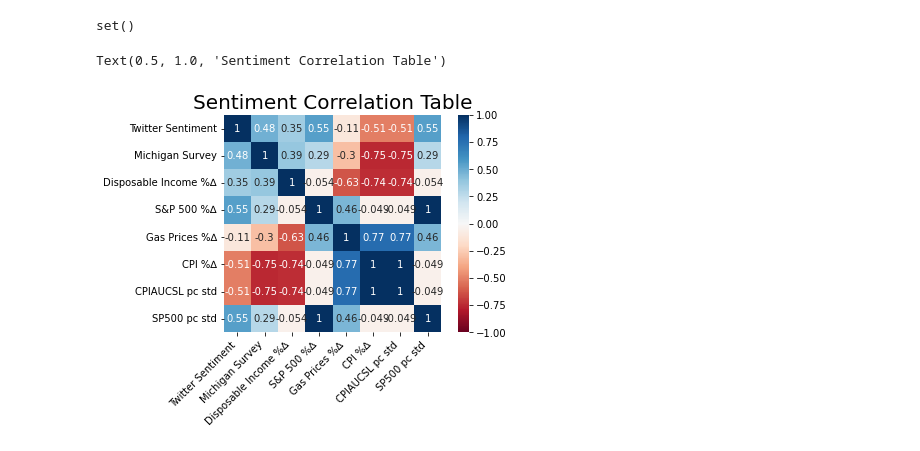
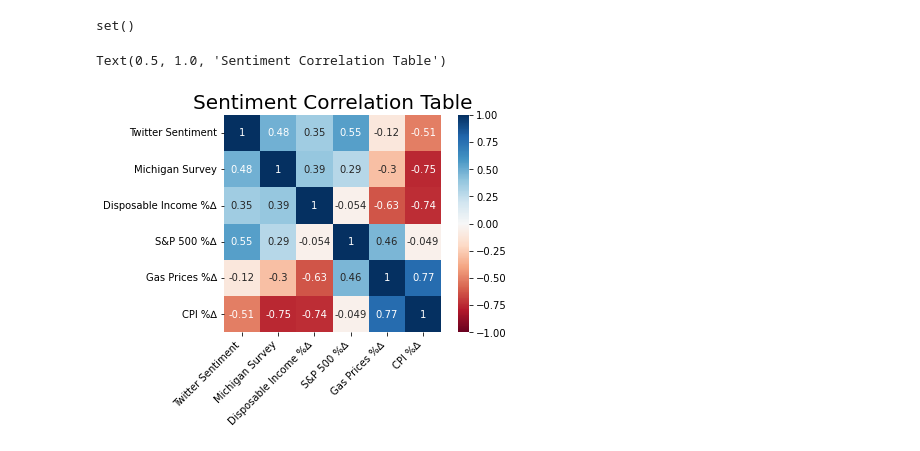
Before and after one commit to willcrossb/RT_sentiment, a Jupyter notebook: analysis.ipynb, the cells around one changed output. Drawn from its saved outputs; the diff is of its cells as text; code cells hidden in the pictures.

```diff
--- a/analysis.ipynb
+++ b/analysis.ipynb
@@ -15,9 +16,10 @@ import matplotlib.pyplot as plt
 sid = SentimentIntensityAnalyzer()
 words = set(nltk.corpus.words.words())
 # %%
-#Import the data and clean the DF
+#Import the scraped data and clean the DF
 df = pd.read_pickle("data/aggregated_DB_2023.pkl")
-df = df.drop_duplicates(subset='tweet', keep="first")
+df_add = pd.read_pickle("data/collect_add.pkl")
+df = pd.concat([df, df_add])
 
 #Clean the dataframe, assume perfectly repeated tweets are noise and delete
 df = df.drop_duplicates(subset='tweet', keep="first")
@@ -232,7 +234,7 @@ merged_df = merged_df.sort_index(ascending=True)
 #suffix "_x" refers to score, "_y" refers to count
 #Create a custom score metric and take a moving average
 for cat in category_list:
-    merged_df[cat +"_score"] = merged_df[cat +"_mean"].rolling(30).mean()
+    merged_df[cat +"_score"] = merged_df[cat +"_mean"].rolling(30,min_periods=1).mean()
     merged_df[cat +" std."] = stats.zscore(merged_df[cat +"_score"], nan_policy='omit')
 
 #Merge the Michigan sentiment with twitter sentiment
@@ -245,6 +247,8 @@ merged_plot["Michigan Survey"] = stats.zscore(merged_plot["ICS_ALL"], nan_policy
 #Create the final index by combining general and price sentiment
 merged_plot['total'] = (merged_plot['general_score'] + merged_plot['prices_score'])
 merged_plot["Twitter Sentiment"] = stats.zscore(merged_plot["total"], nan_policy='omit')
+merged_plot["General Sentiment"] = merged_plot["general std."]
+merged_plot["Prices Sentiment"] = merged_plot["prices std."]
 
 #Roll forward to get rid of nans from the rolling average
 merged_plot = merged_plot.iloc[32: , :]
@@ -279,35 +283,35 @@ for var in FRED_list:
     merged_plot[var +' pc std'] = stats.zscore(merged_plot[var +' pc'], nan_policy='omit')
 # %%
 #Cleaning up the names
-merged_plot['CPI'] = merged_plot['CPIAUCSL pc std']
+merged_plot['CPI ∆%'] = merged_plot['CPIAUCSL pc std']+.4
 merged_plot['Gas Prices'] = merged_plot['GASREGW pc std']
 merged_plot['General Sentiment'] = merged_plot['general std.']
 merged_plot['Prices Sentiment'] = merged_plot['prices std.']
 
 #retrieve values for real variables as well as target variable
-plot_clean(merged_plot, ['general std.','prices std.','CPI'], "Sentiment vs. Inflation <br><sup>Source: FRED & Author's calculations</sup>", "Sentiment & Inflation (yoy) (standardized)",400)
+plot_clean(merged_plot, ['General Sentiment','Michigan Survey','CPI ∆%','Prices Sentiment' ], "Sentiment vs. Inflation <br><sup>Source: FRED, Michigan Survey, & Author's calculations</sup>", "Sentiment & Inflation (yoy) (standardized)",400)
 # %%
 #switch to monthly frequency and run correlations then plot heatmap
 df_reg=merged_plot.dropna(subset=['Month'])
 
 #df_reg = df_reg[['Twitter Sentiment', 'CPIAUCSL pc','UNRATE pc','SP500 pc','GASREGW pc','INDPRO','PCE pc','DSPIC96 pc']]
-df_reg = df_reg[['Twitter Sentiment', 'Michigan Survey', 'DSPIC96 pc','SP500 pc','GASREGW pc','CPIAUCSL pc','CPIAUCSL pc std','SP500 pc std']]
+df_reg = df_reg[['Twitter Sentiment', 'Michigan Survey', 'DSPIC96 pc','SP500 pc','GASREGW pc','CPIAUCSL pc']]
 df_reg = df_reg.rename(columns={'DSPIC96 pc': 'Disposable Income %∆', 'SP500 pc': 'S&P 500 %∆','GASREGW pc': 'Gas Prices %∆','CPIAUCSL pc': 'CPI %∆'})
 
 #Plot heatmap
 corr = df_reg.corr()
 ax = sns.heatmap(
     corr,
     vmin=-1, vmax=1, center=0, annot=True,
     cmap='RdBu',
     square=True
 )
 ax.set_xticklabels(
     ax.get_xticklabels(),
     rotation=45,
     horizontalalignment='right'
 )
 plt.title("Sentiment Correlation Table", fontsize = 20)
 # %% [output]
 Text(0.5, 1.0, 'Sentiment Correlation Table')
-[figure, old version]
+[figure, new version]
```
Also changed, not shown: parts of 5 cells of this notebook.
